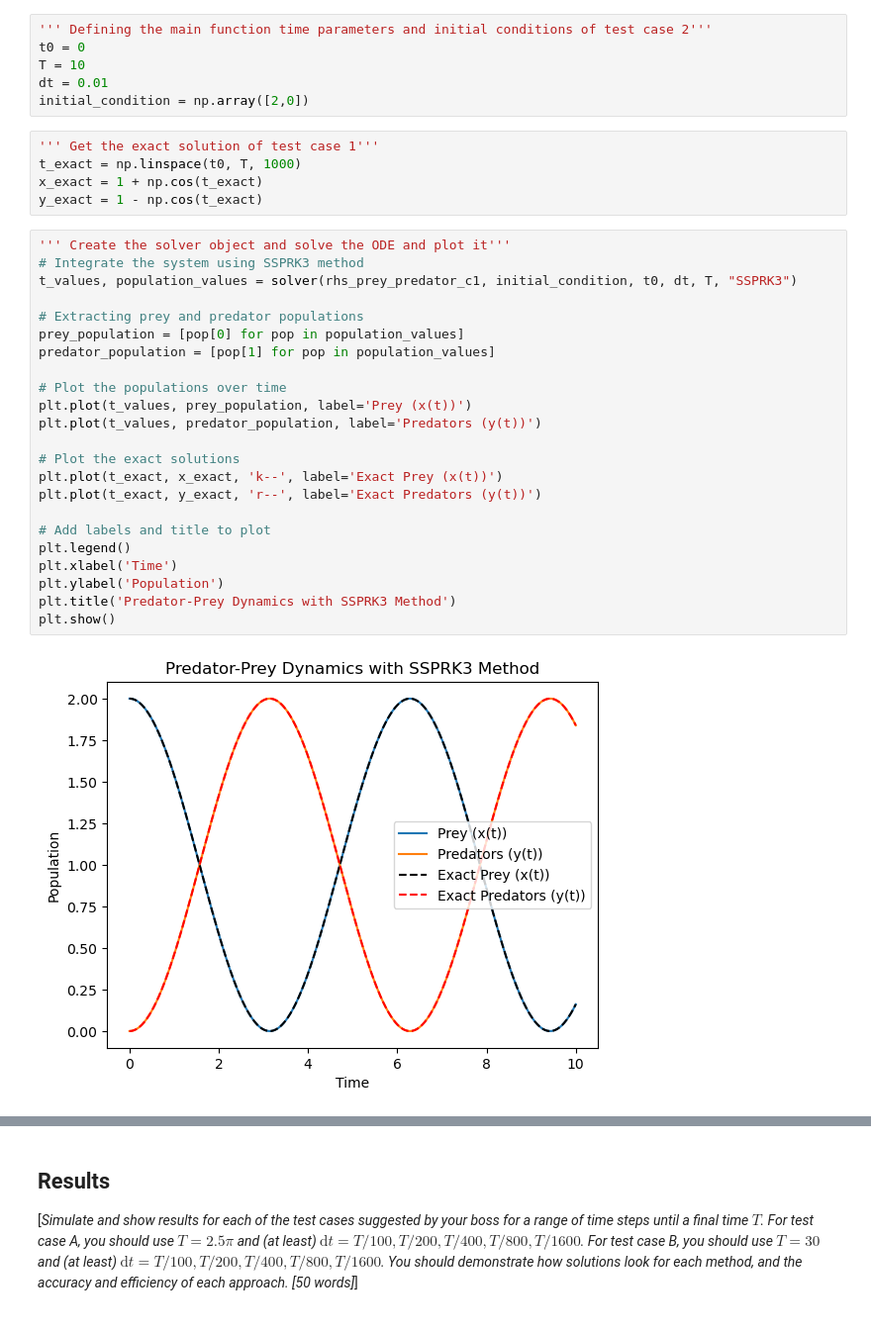
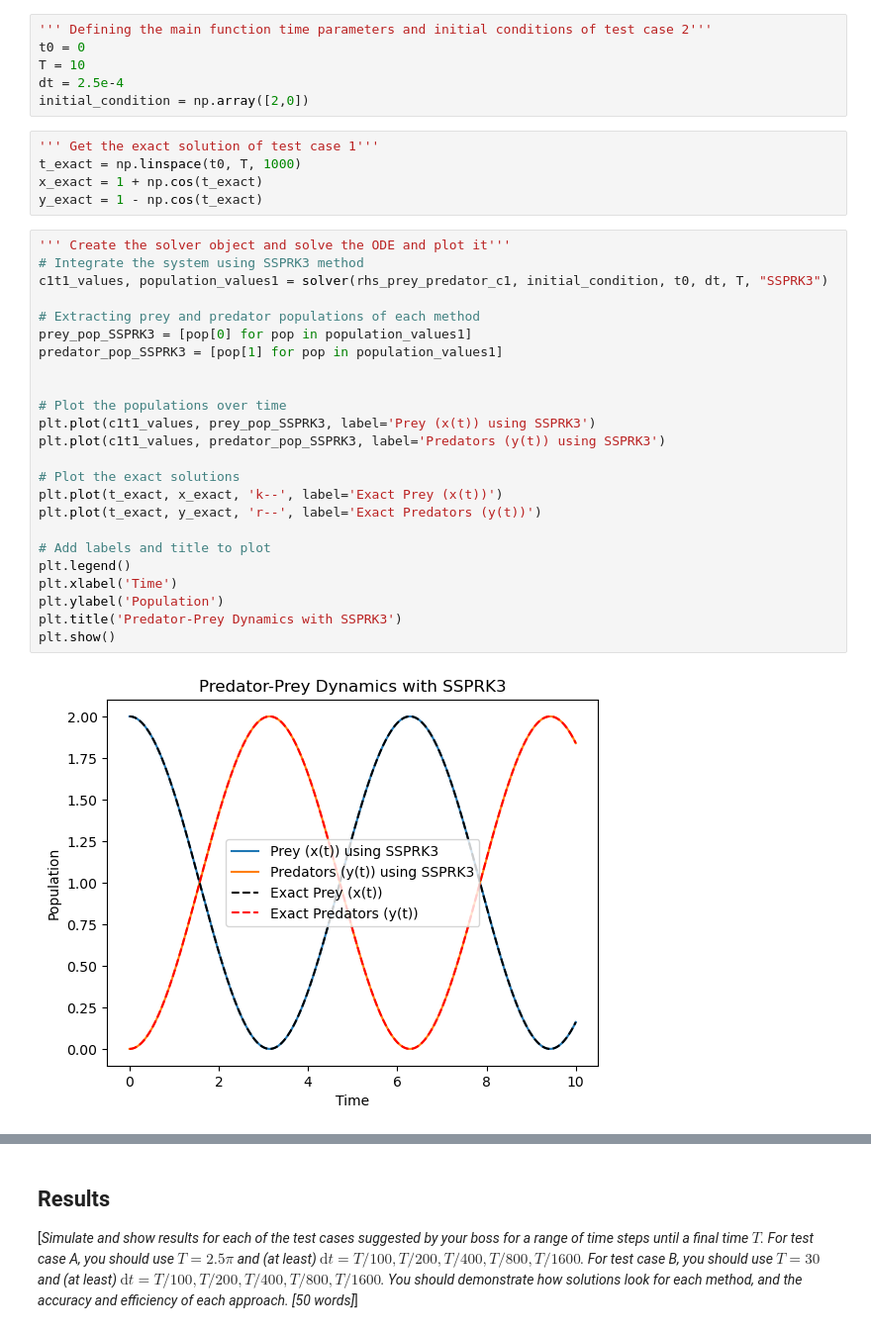
Before and after one commit to rubayeaAlketbi/Numerical-Methods-for-Solving-Predator-Prey-Models, a Jupyter notebook: template.ipynb, the cells around one changed output, grey strips where cells are left out. Shown at 99% size. Drawn from its saved outputs; the diff is of its cells as text.

```diff
--- a/template.ipynb
+++ b/template.ipynb
@@ -31,7 +29,7 @@ def rhs_prey_predator_c1(t,y):
 ''' Defining the main function time parameters and initial conditions of test case 2'''
 t0 = 0
 T = 10
-dt = 0.01
+dt = 2.5e-4
 initial_condition = np.array([2,0])
 # %%
 ''' Get the exact solution of test case 1'''
@@ -41,25 +39,26 @@ y_exact = 1 - np.cos(t_exact)
 # %%
 ''' Create the solver object and solve the ODE and plot it'''
 # Integrate the system using SSPRK3 method
-t_values, population_values = solver(rhs_prey_predator_c1, initial_condition, t0, dt, T, "SSPRK3")
+c1t1_values, population_values1 = solver(rhs_prey_predator_c1, initial_condition, t0, dt, T, "SSPRK3")
 
-# Extracting prey and predator populations
-prey_population = [pop[0] for pop in population_values]
-predator_population = [pop[1] for pop in population_values]
+# Extracting prey and predator populations of each method
+prey_pop_SSPRK3 = [pop[0] for pop in population_values1]
+predator_pop_SSPRK3 = [pop[1] for pop in population_values1]
+
 
 # Plot the populations over time
-plt.plot(t_values, prey_population, label='Prey (x(t))')
-plt.plot(t_values, predator_population, label='Predators (y(t))')
+plt.plot(c1t1_values, prey_pop_SSPRK3, label='Prey (x(t)) using SSPRK3')
+plt.plot(c1t1_values, predator_pop_SSPRK3, label='Predators (y(t)) using SSPRK3')
 
 # Plot the exact solutions
 plt.plot(t_exact, x_exact, 'k--', label='Exact Prey (x(t))')
 plt.plot(t_exact, y_exact, 'r--', label='Exact Predators (y(t))')
 
 # Add labels and title to plot
 plt.legend()
 plt.xlabel('Time')
 plt.ylabel('Population')
-plt.title('Predator-Prey Dynamics with SSPRK3 Method')
+plt.title('Predator-Prey Dynamics with SSPRK3')
 plt.show()
 # %% [output]
-[figure, old version]
+[figure, new version]
```
Also changed, not shown: parts of 10 cells of this notebook, 2 other files.
